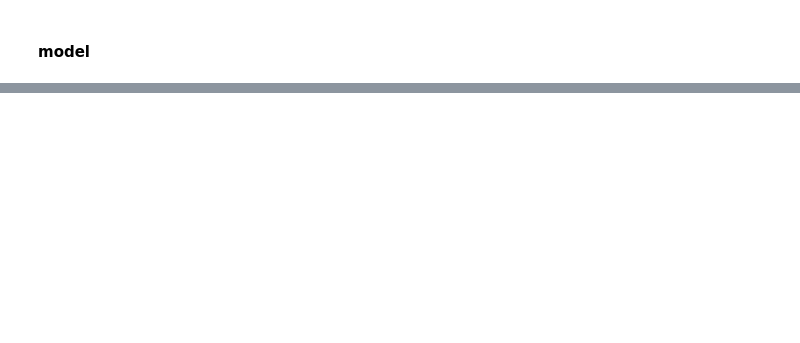
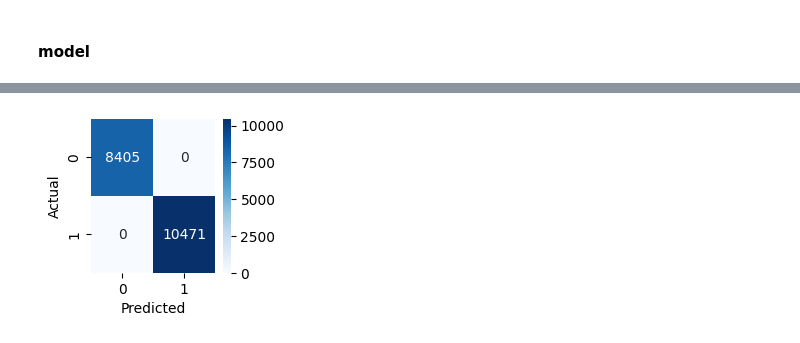
Before and after one commit to dxoco/shinkansen_hackaton_2023, a Jupyter notebook: shinkansen voting ensemble by daxol.ipynb, the cells around one changed output, grey strips where cells are left out. Drawn from its saved outputs; the diff is of its cells as text; code cells hidden in the pictures; blank space fills up the shorter version.

```diff
--- a/shinkansen voting ensemble by daxol.ipynb
+++ b/shinkansen voting ensemble by daxol.ipynb
@@ -149,11 +248,11 @@ rfc = RandomForestClassifier(bootstrap= False,
                              min_samples_leaf= 1,
                              min_samples_split= 2,
                              min_weight_fraction_leaf= 0.0,
-                             n_estimators= 2500,
+                             n_estimators= 3500,
                              n_jobs= -1,
                              oob_score= False,
                              random_state= 42,
-                             verbose= 0,
+                             verbose= 1,
                              warm_start= False)
 # %%
 xgb = XGBClassifier(objective= 'binary:logistic',
@@ -182,7 +281,7 @@ xgb = XGBClassifier(objective= 'binary:logistic',
                     max_leaves= None,
                     min_child_weight= 2,
                     monotone_constraints= None,
-                    n_estimators= 2000,
+                    n_estimators= 4000,
                     n_jobs= -1,
                     num_parallel_tree= None,
                     predictor= None,
@@ -194,5 +293,5 @@ xgb = XGBClassifier(objective= 'binary:logistic',
                     subsample= 0.9,
                     tree_method= None,
                     validate_parameters= None,
-                    verbosity= None)
+                    verbosity= 1)
 # %%
@@ -229,3 +303,10 @@ lgbm = make_pipeline(
+# %%
+ext = ExtraTreesClassifier(n_estimators=3500,
+                           max_depth=27,
+                           min_samples_leaf=1,
+                           min_samples_split=5,
+                           random_state=42,
+                           n_jobs=-1)
 # %%
 # save function for all
 def results_to_csv(y_pred, var_name):
@@ -291,5 +427,6 @@ y = train_data['Overall_Experience']
 X_train, X_val, y_train, y_val = train_test_split(X, y, test_size=0.2, random_state=42)
 # %%
 # Fit the ensemble
-ensemble.fit(X_train, y_train)
-#ensemble.fit(X, y) #provides more data
+# voting_model, stacked_model, stack_vote_ensemble
+my_model.fit(X, y)
+#my_model.fit(X, y) #provides more data
@@ -303,6 +482,6 @@ print(confusion_matrix(y_train, y_pred_train))
 # %%
 # Make predictions on validation data
-y_pred_val = ensemble.predict(X_val)
+y_pred_val = my_model.predict(X_val)
 cm = confusion_matrix(y_val, y_pred_val)
 #pretty plot
 plt.figure(figsize=(2,2))
@@ -313,3 +492,4 @@ plt.xlabel('Predicted')
 plt.ylabel('Actual')
 
 plt.show()
+# %% [output]
@@ -316,3 +506,4 @@ plt.show()
+[figure, added]
 # %%
 [[TN,FP],[FN,TP]] = cm
 Accuracy = (TN + TP) / (TN + FP + FN + TP)
```
Also changed, not shown: parts of 27 cells of this notebook, 7 other files.
